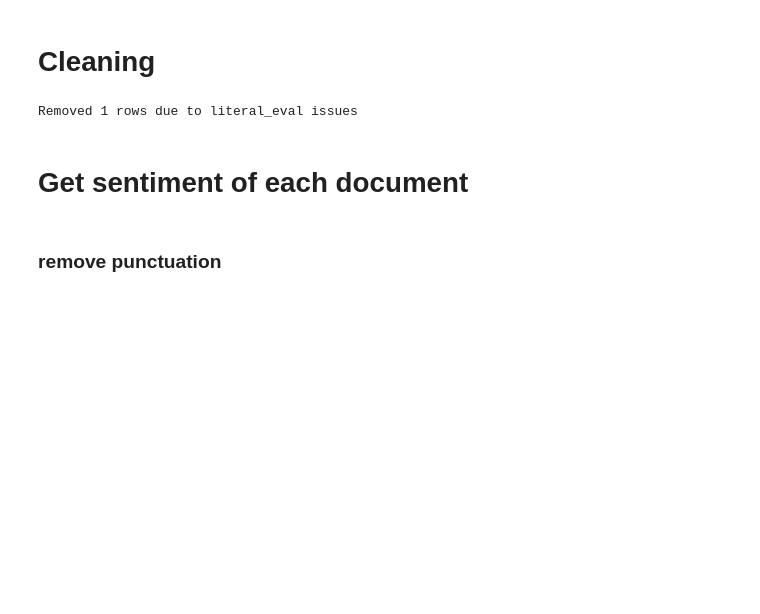
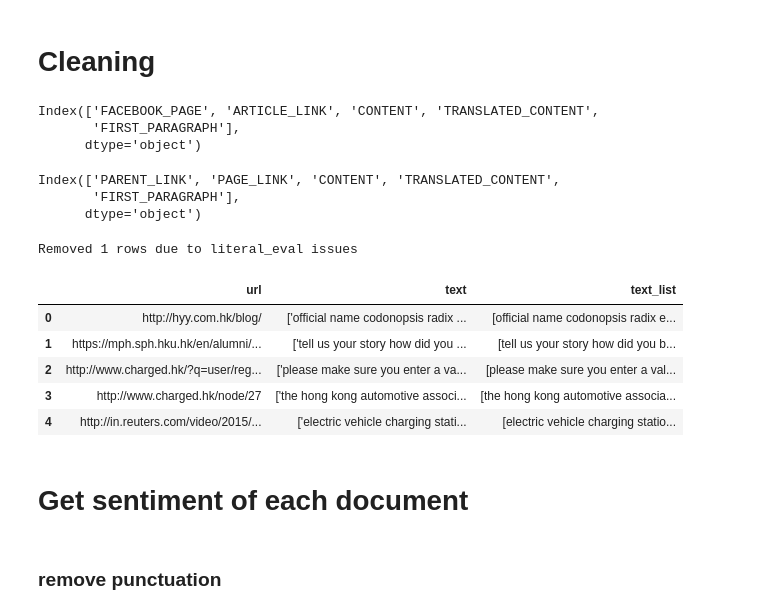
Before and after one commit to Chrisjw42/Watson-LDA, a Jupyter notebook: WatsonLDA-1-Preprocess.ipynb, the cells around one changed output. Drawn from its saved outputs; the diff is of its cells as text; code cells hidden in the pictures; blank space fills up the shorter version.

```diff
--- a/WatsonLDA-1-Preprocess.ipynb
+++ b/WatsonLDA-1-Preprocess.ipynb
@@ -29,3 +32,15 @@ sid = SentimentIntensityAnalyzer()
+# %%
+dataFb.columns
+# %% [output]
+Index(['FACEBOOK_PAGE', 'ARTICLE_LINK', 'CONTENT', 'TRANSLATED_CONTENT',
+       'FIRST_PARAGRAPH'],
+      dtype='object')
+# %%
+dataG.columns
+# %% [output]
+Index(['PARENT_LINK', 'PAGE_LINK', 'CONTENT', 'TRANSLATED_CONTENT',
+       'FIRST_PARAGRAPH'],
+      dtype='object')
 # %%
 def removeDodgyEntries(data):
     """
@@ -70,6 +87,15 @@ def loadScrapeOutput():
 data = loadScrapeOutput()
 # %% [output]
 Removed 1 rows due to literal_eval issues
+# %%
+data.head()
+# %% [output]
+|  | url | text | text_list |
+| 0 | http://hyy.com.hk/blog/ | ['official name codonopsis radix ... | [official name codonopsis radix e... |
+| 1 | https://mph.sph.hku.hk/en/alumni/... | ['tell us your story how did you ... | [tell us your story how did you b... |
+| 2 | http://www.charged.hk/?q=user/reg... | ['please make sure you enter a va... | [please make sure you enter a val... |
+| 3 | http://www.charged.hk/node/27 | ['the hong kong automotive associ... | [the hong kong automotive associa... |
+| 4 | http://in.reuters.com/video/2015/... | ['electric vehicle charging stati... | [electric vehicle charging statio... |
 # %%
 def explode(s):
     return " ".join(s)
```
Also changed, not shown: parts of 5 cells of this notebook, 21 other files.
